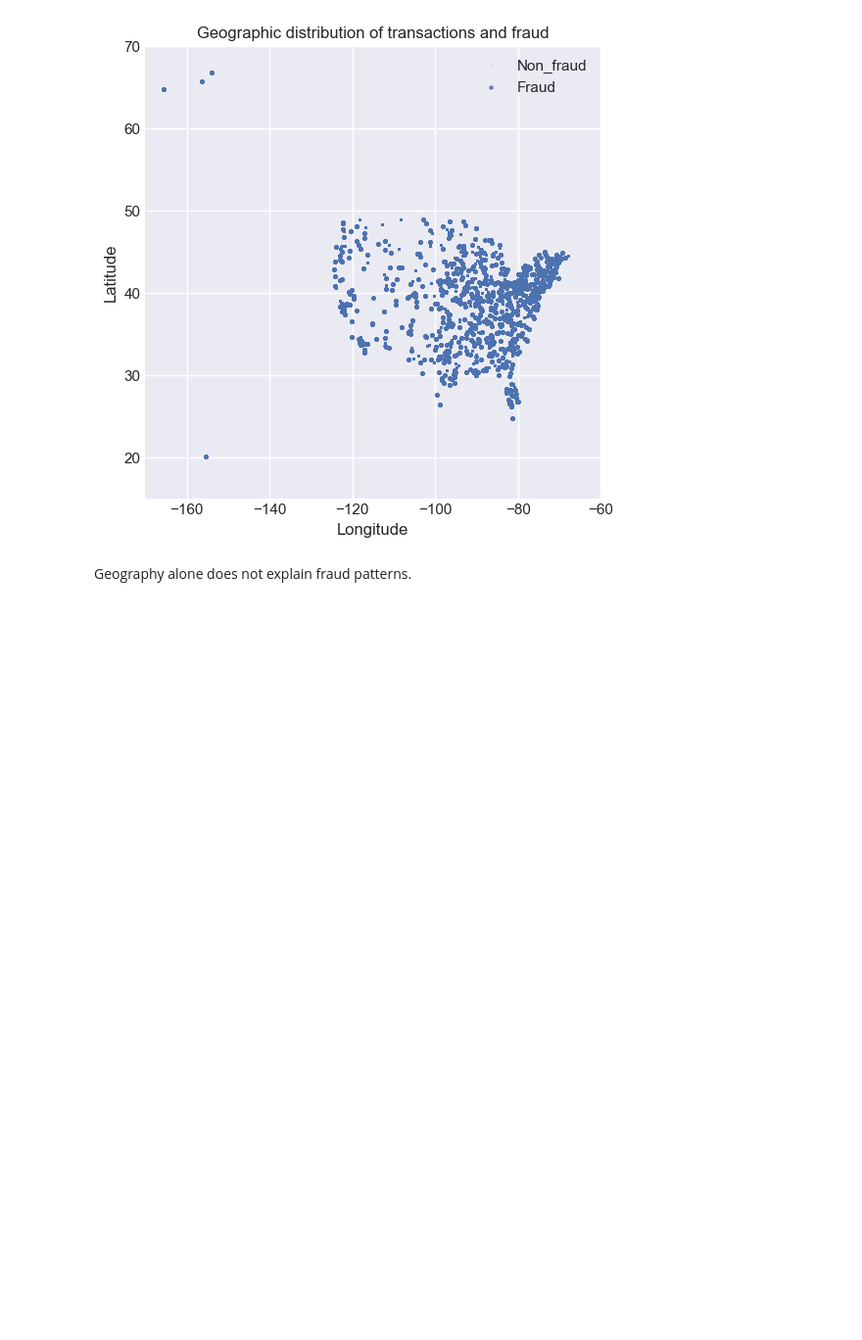
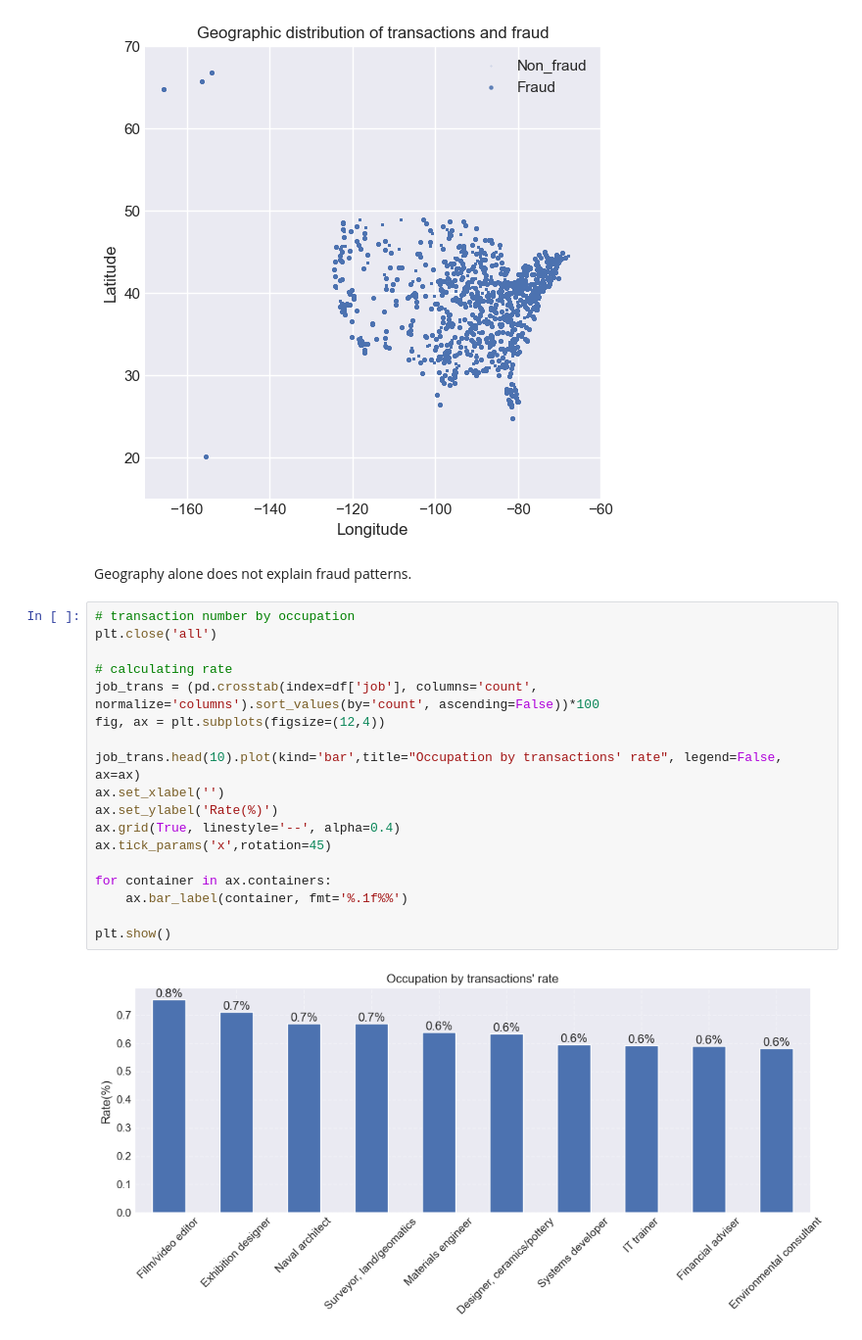
Before and after one commit to AlShiri/card-transactions-analytics, a Jupyter notebook: notebooks/eda_card_transactions.ipynb, the cells around one changed output. Shown at 98% size. Saved outputs shown, nothing was run; the diff lists cells and outputs as text; blank space fills up the shorter version.

```diff
--- a/notebooks/eda_card_transactions.ipynb
+++ b/notebooks/eda_card_transactions.ipynb
@@ -429,3 +500,23 @@ plt.show()
 [figure]
 # %% [markdown]
 Geography alone does not explain fraud patterns.
+# %%
+# transaction number by occupation
+plt.close('all')
+
+# calculating rate
+job_trans = (pd.crosstab(index=df['job'], columns='count', normalize='columns').sort_values(by='count', ascending=False))*100
+fig, ax = plt.subplots(figsize=(12,4))
+
+job_trans.head(10).plot(kind='bar',title="Occupation by transactions' rate", legend=False, ax=ax)
+ax.set_xlabel('')
+ax.set_ylabel('Rate(%)')
+ax.grid(True, linestyle='--', alpha=0.4)
+ax.tick_params('x',rotation=45)
+
+for container in ax.containers:
+    ax.bar_label(container, fmt='%.1f%%')
+
+plt.show()
+# %% [output]
+[figure, added]
```
Also changed, not shown: parts of 11 cells of this notebook.
